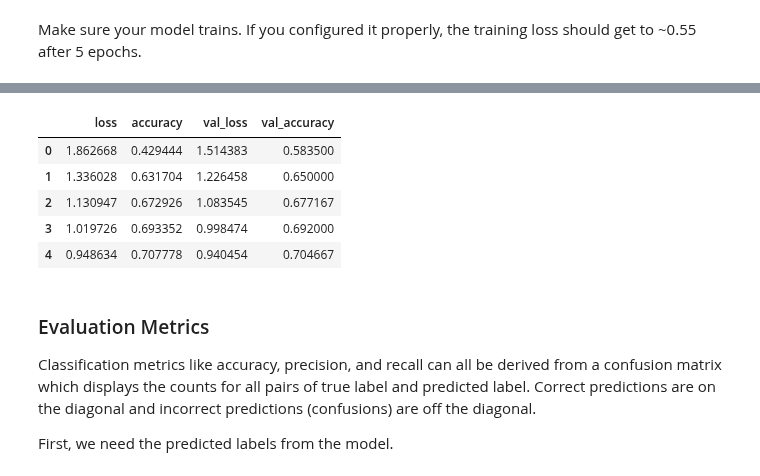
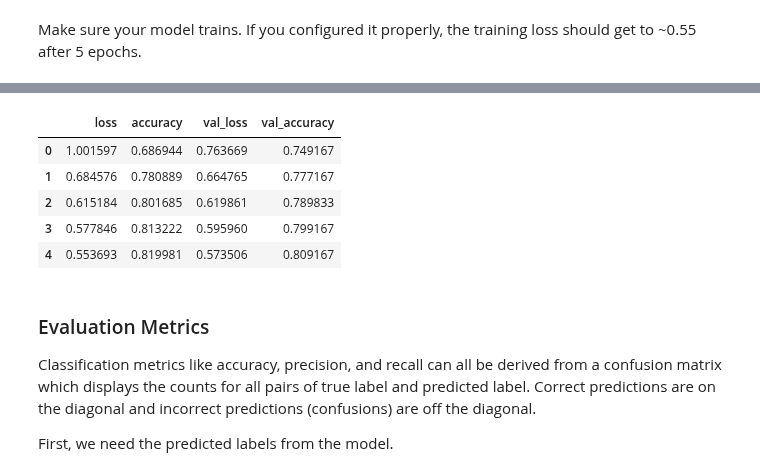
Before and after one commit to RERobbins/mids_w207_summer_22_Richard_Robbins, a Jupyter notebook: submissions/05 Multiclass Classification.ipynb, the cells around one changed output, grey strips where cells are left out. Drawn from its saved outputs; the diff is of its cells as text; code cells hidden in the pictures.

```diff
--- a/submissions/05 Multiclass Classification.ipynb
+++ b/submissions/05 Multiclass Classification.ipynb
@@ -29,8 +31,18 @@ X_test = X_test / 255
 Y_train = Y_train.flatten()
 Y_test = Y_test.flatten()
 
-label_names = ['t-shirt', 'trouser', 'pullover', 'dress', 'coat',
-               'sandal', 'shirt', 'sneaker', 'bag', 'ankle boot']
+label_names = [
+    "t-shirt",
+    "trouser",
+    "pullover",
+    "dress",
+    "coat",
+    "sandal",
+    "shirt",
+    "sneaker",
+    "bag",
+    "ankle boot",
+]
 
 # Apply random shufflying to training examples.
 np.random.seed(0)
@@ -110,12 +126,8 @@ Make sure your model trains. If you configured it properly, the training loss sh
 model = build_model(len(label_names), 0.01)
 
 history = model.fit(
-  x = X_train,
-  y = Y_train,
-  epochs=5,
-  batch_size=784,
-  validation_split=0.1,
-  verbose=1)
+    x=X_train, y=Y_train, epochs=5, batch_size=64, validation_split=0.1, verbose=1
+)
 
 history = pd.DataFrame(history.history)
 display(history)
@@ -147,9 +151,9 @@ Epoch 5/5
 |  | loss | accuracy | val_loss | val_accuracy |
-| 0 | 1.862668 | 0.429444 | 1.514383 | 0.583500 |
-| 1 | 1.336028 | 0.631704 | 1.226458 | 0.650000 |
-| 2 | 1.130947 | 0.672926 | 1.083545 | 0.677167 |
-| 3 | 1.019726 | 0.693352 | 0.998474 | 0.692000 |
-| 4 | 0.948634 | 0.707778 | 0.940454 | 0.704667 |
+| 0 | 1.001597 | 0.686944 | 0.763669 | 0.749167 |
+| 1 | 0.684576 | 0.780889 | 0.664765 | 0.777167 |
+| 2 | 0.615184 | 0.801685 | 0.619861 | 0.789833 |
+| 3 | 0.577846 | 0.813222 | 0.595960 | 0.799167 |
+| 4 | 0.553693 | 0.819981 | 0.573506 | 0.809167 |
 # %% [markdown]
 ### Evaluation Metrics
 
```
Also changed, not shown: parts of 13 cells of this notebook.
